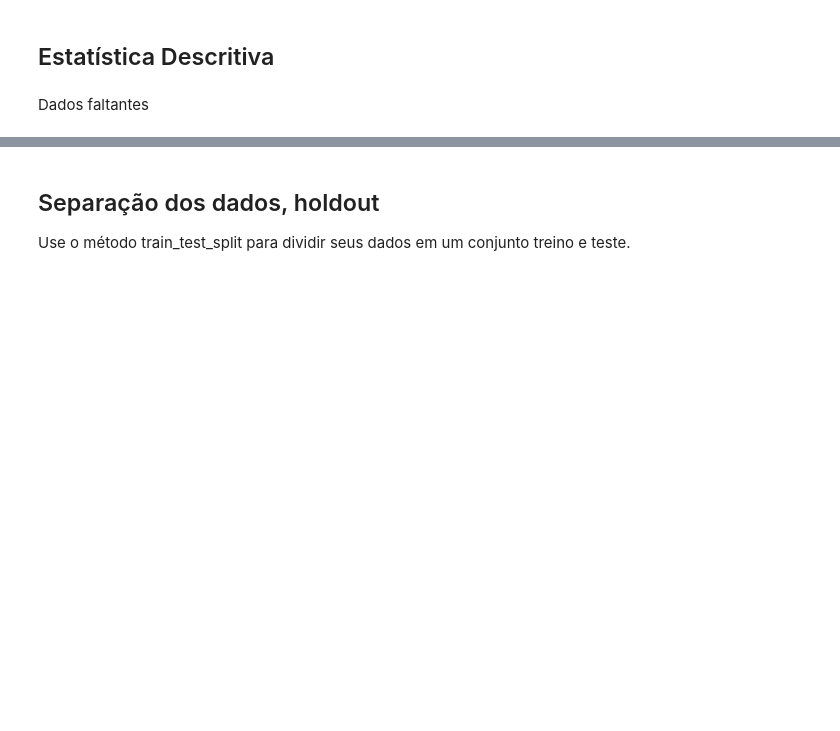
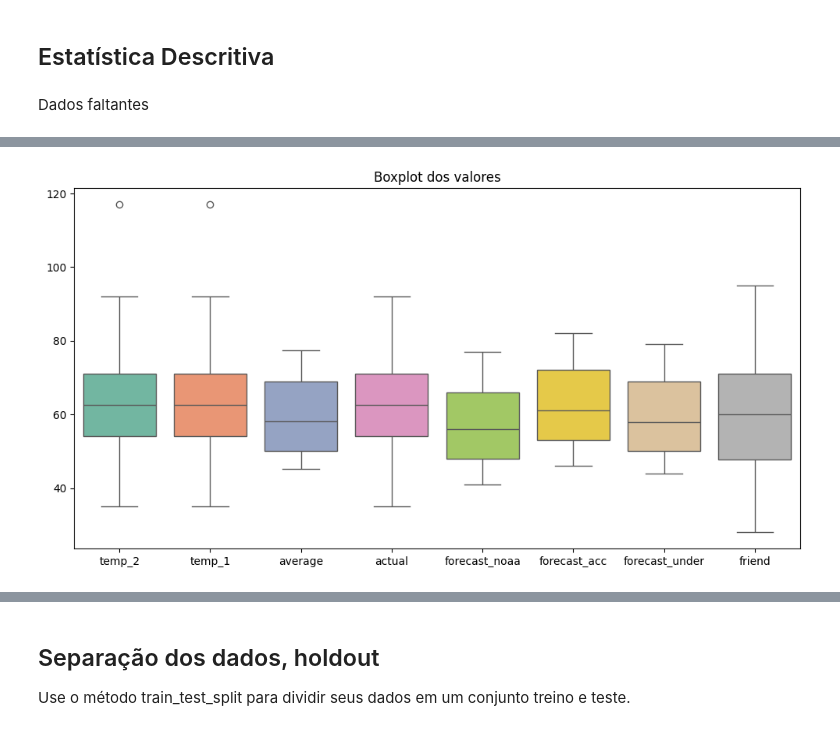
Before and after one commit to Lenoxel/modelos-preditivos-classicos, a Jupyter notebook: notebooks/atividade-06/atividade-06.ipynb, the cells around one changed output, grey strips where cells are left out. Cells and saved outputs as stored; diff of their text form; code cells hidden in the pictures; blank space fills up the shorter version.

```diff
--- a/notebooks/atividade-06/atividade-06.ipynb
+++ b/notebooks/atividade-06/atividade-06.ipynb
@@ -122,0 +152,7 @@ sns.heatmap(df.isnull(), annot=True)
+# %%
+plt.figure(figsize=(12,6))
+sns.boxplot(data=df,  palette="Set2")
+plt.title("Boxplot dos valores")
+plt.show()
+# %% [output]
+[figure, added]
```
Also changed, not shown: parts of 36 cells of this notebook.
